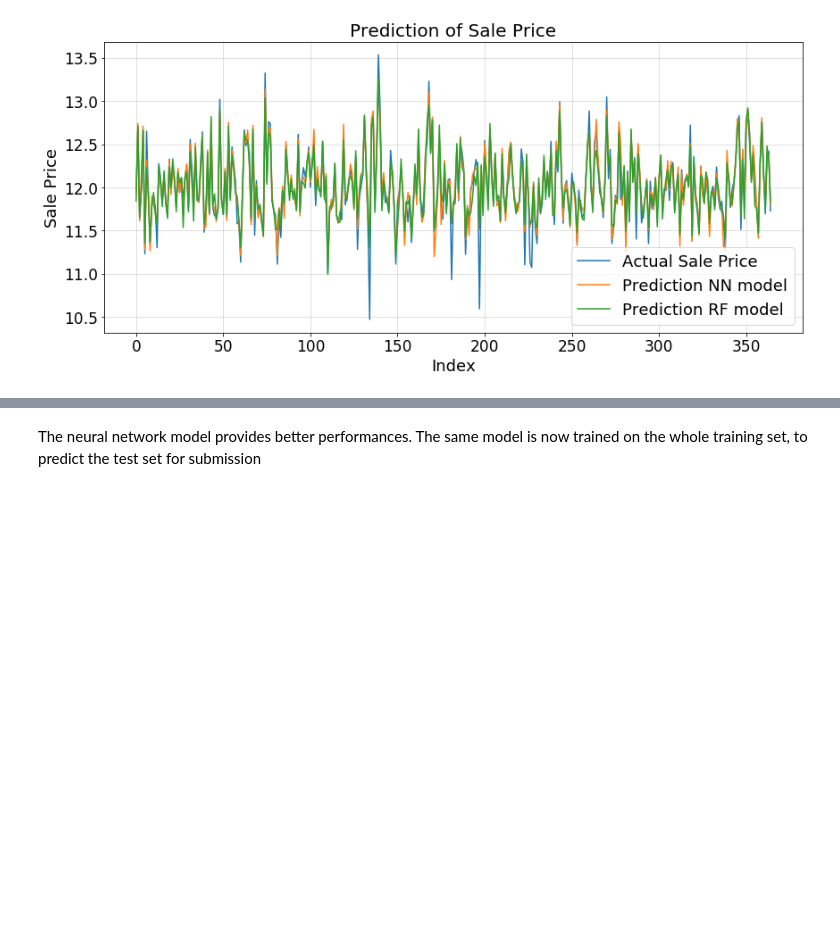
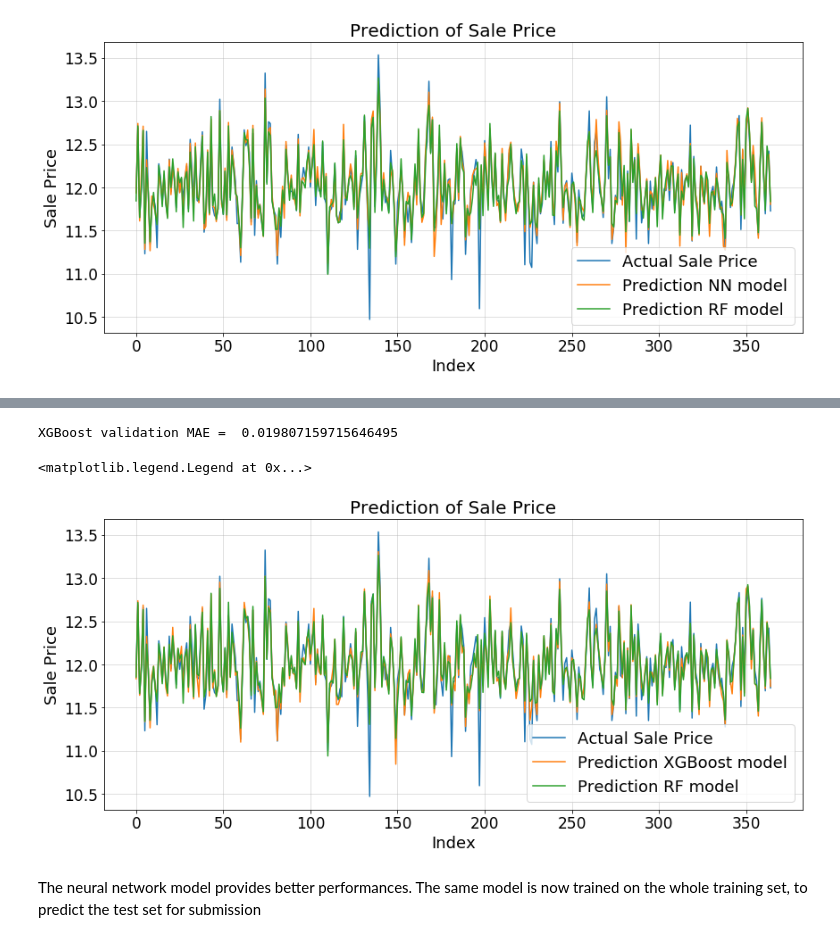
Before and after one commit to vgraff2019/house_price_regression, a Jupyter notebook: house_price_data_regression.ipynb, the cells around one changed output, grey strips where cells are left out. Cells and saved outputs as stored; diff of their text form; code cells hidden in the pictures; blank space fills up the shorter version.

```diff
--- a/house_price_data_regression.ipynb
+++ b/house_price_data_regression.ipynb
@@ -82,8 +97,8 @@ plt.show()
 # %% [markdown]
 ## First model: Random Forest
 # %%
-X = df_train.drop(['Id', 'SalePrice'], axis=1)
-y = df_train['SalePrice']
+X = df_train_OHE.drop(['Id', 'SalePrice'], axis=1)
+y = df_train_OHE['SalePrice']
 X_train, X_test, y_train, y_test = train_test_split(X, y, random_state=42, test_size=.25)
 # %%
 rf = RandomForestRegressor(max_depth=50, random_state=0)
@@ -208,3 +232,34 @@ plt.legend(fontsize=18)
+# %%
+X, y = df_train_OHE.drop(['Id', 'SalePrice'], axis=1), df_train_OHE['SalePrice']
+# %%
+X_train, X_test, y_train, y_test = train_test_split(X, y, test_size=.25, random_state=42)
+# %%
+XGBModel = XGBRegressor()
+XGBModel.fit(X_train, y_train , verbose=1)
+
+# Get the mean absolute error on the validation data :
+XGBpredictions = XGBModel.predict(X_test)
+prediction_xgb_inverse = scaler_continuous['SalePrice'].inverse_transform(XGBpredictions)
+log_prediction_xgb_inverse = np.log(prediction_xgb_inverse)
+MAE = mean_squared_error(log_y_test_inverse , log_prediction_xgb_inverse)
+print('XGBoost validation MAE = ',MAE)
+# %% [output]
+XGBoost validation MAE =  0.019807159715646495
+# %%
+fig, ax = plt.subplots(figsize=(14, 6))
+plt.plot(log_y_test_inverse, label='Actual Sale Price')
+plt.plot(log_prediction_xgb_inverse, label='Prediction XGBoost model')
+plt.plot(log_prediction_inverse, label='Prediction RF model')
+plt.xlabel('Index', fontsize=18)
+plt.ylabel('Sale Price', fontsize=18)
+plt.title('Prediction of Sale Price', fontsize = 20)
+plt.grid(alpha=.5)
+plt.xticks(fontsize=17)
+plt.yticks(fontsize=17)
+plt.legend(fontsize=18)
+# %% [output]
+<matplotlib.legend.Legend at 0x...>
+[figure, added]
 # %% [markdown]
 The neural network model provides better performances.
 The same model is now trained on the whole training set, to predict the test set for submission
```
Also changed, not shown: parts of 13 cells of this notebook.
